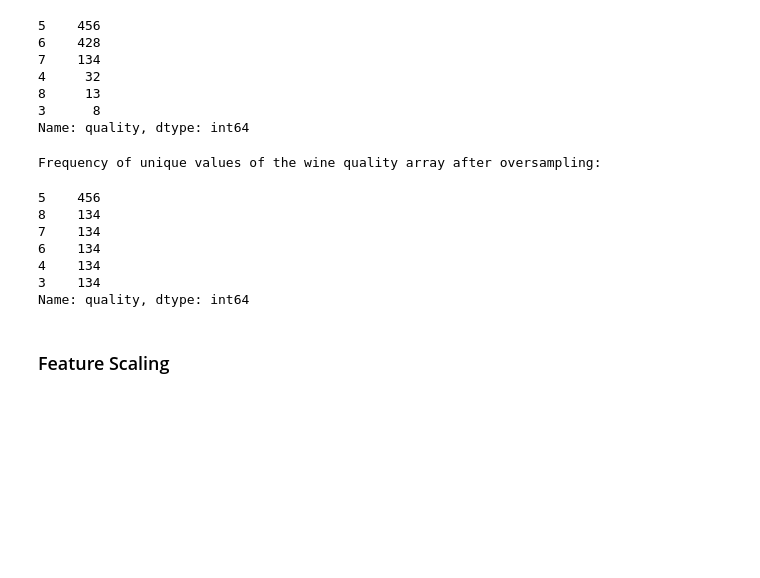
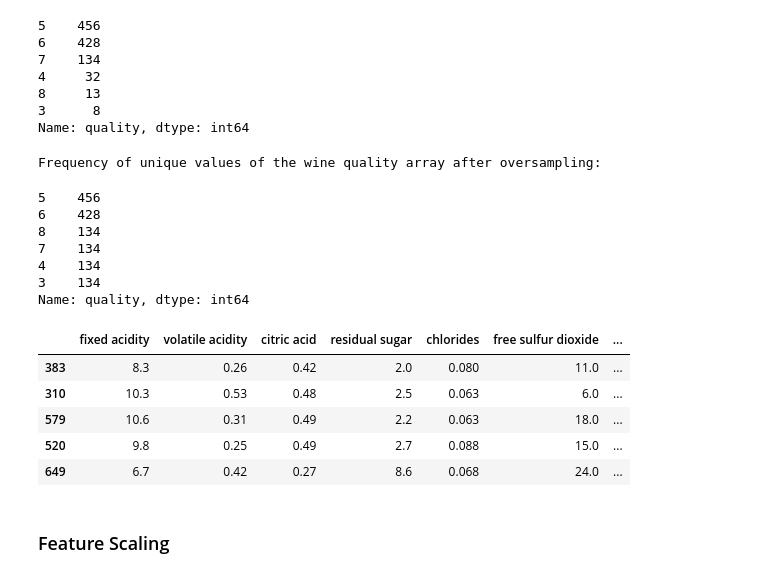
Before and after one commit to yixin0829/multi-label-wine-quality-classification, a Jupyter notebook: Wine_Quality_Classification.ipynb, the cells around one changed output. Drawn from its saved outputs; the diff is of its cells as text; code cells hidden in the pictures; blank space fills up the shorter version.

```diff
--- a/Wine_Quality_Classification.ipynb
+++ b/Wine_Quality_Classification.ipynb
@@ -332,7 +344,7 @@ quality_4_upsampled = resample(quality_4, replace=True, # sample with replacemen
                     random_state=None) # reproducible results
 
 quality_6_upsampled = resample(quality_6, replace=True, # sample with replacement
-                    n_samples=len(quality_7), # match number in majority class 456 samples in this case
+                    n_samples=len(quality_6), # match number in majority class 456 samples in this case
                     random_state=None) # reproducible results
 
 quality_7_upsampled = resample(quality_7, replace=True, # sample with replacement
@@ -344,7 +356,7 @@ quality_8_upsampled = resample(quality_8, replace=True, # sample with replacemen
                     random_state=None) # reproducible results
 
 # combine majority and upsampled minority
-upsampled = pd.concat([quality_5, quality_3_upsampled, quality_4_upsampled, quality_6_upsampled, quality_7_upsampled, quality_8_upsampled], axis=0) #axis=0 append vertically (i.e. row)
+upsampled = pd.concat([quality_5, quality_6_upsampled, quality_7_upsampled, quality_3_upsampled, quality_4_upsampled, quality_8_upsampled], axis=0) #axis=0 append vertically (i.e. row)
 
 
 print("Frequency of unique values of the wine quality array after oversampling:")
@@ -352,12 +364,22 @@ upsampled.quality.value_counts()
 # %% [output]
 Frequency of unique values of the wine quality array after oversampling:
 5    456
+6    428
 8    134
 7    134
-6    134
 4    134
 3    134
 Name: quality, dtype: int64
+# %%
+#testing
+quality_6.head()
+# %% [output]
+|  | fixed acidity | volatile acidity | citric acid | residual sugar | chlorides | free sulfur dioxide | ... |
+| 383 | 8.3 | 0.26 | 0.42 | 2.0 | 0.080 | 11.0 | ... |
+| 310 | 10.3 | 0.53 | 0.48 | 2.5 | 0.063 | 6.0 | ... |
+| 579 | 10.6 | 0.31 | 0.49 | 2.2 | 0.063 | 18.0 | ... |
+| 520 | 9.8 | 0.25 | 0.49 | 2.7 | 0.088 | 15.0 | ... |
+| 649 | 6.7 | 0.42 | 0.27 | 8.6 | 0.068 | 24.0 | ... |
 # %%
 X_train = upsampled.iloc[:, :-1]
 y_train = upsampled.iloc[:, -1]
```
Also changed, not shown: parts of 5 cells of this notebook.
